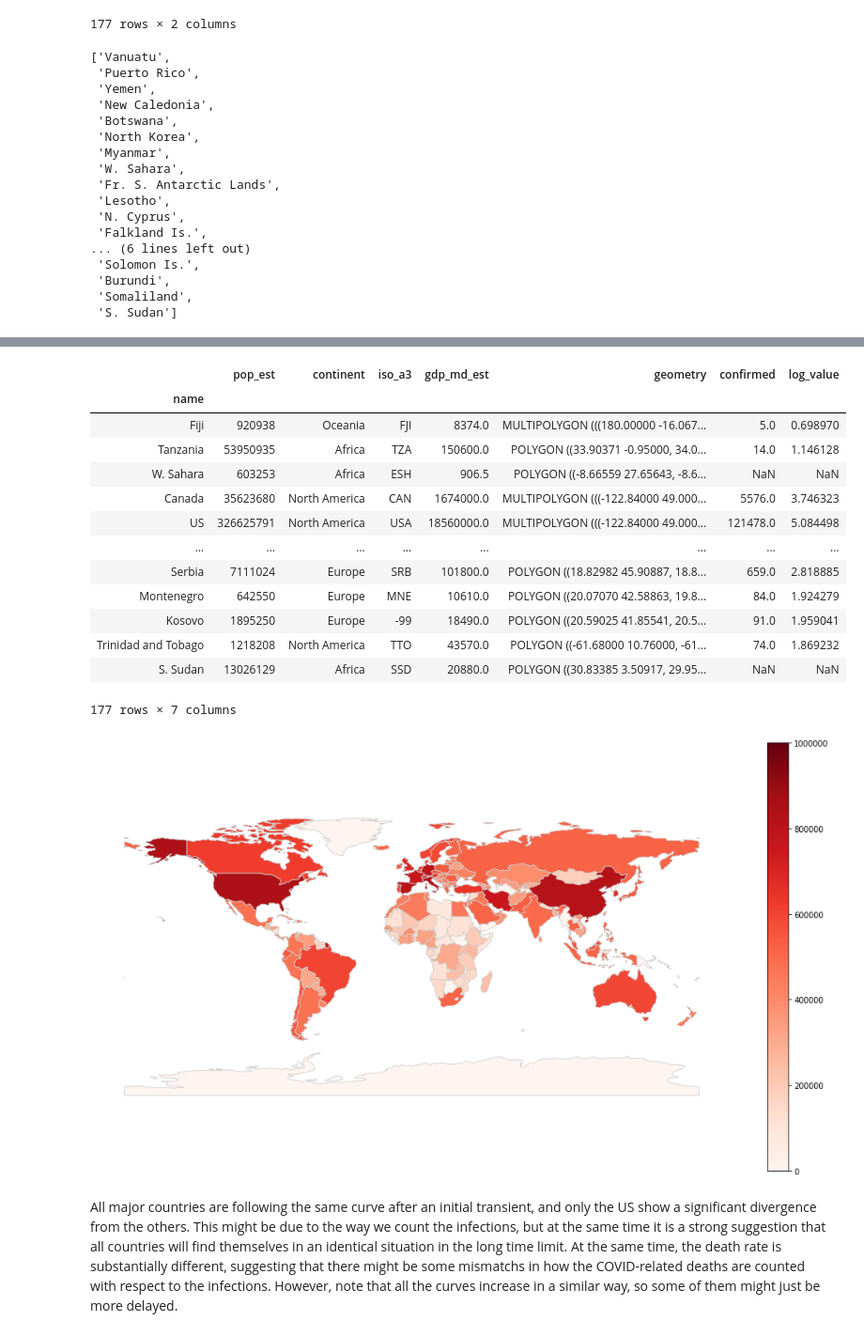
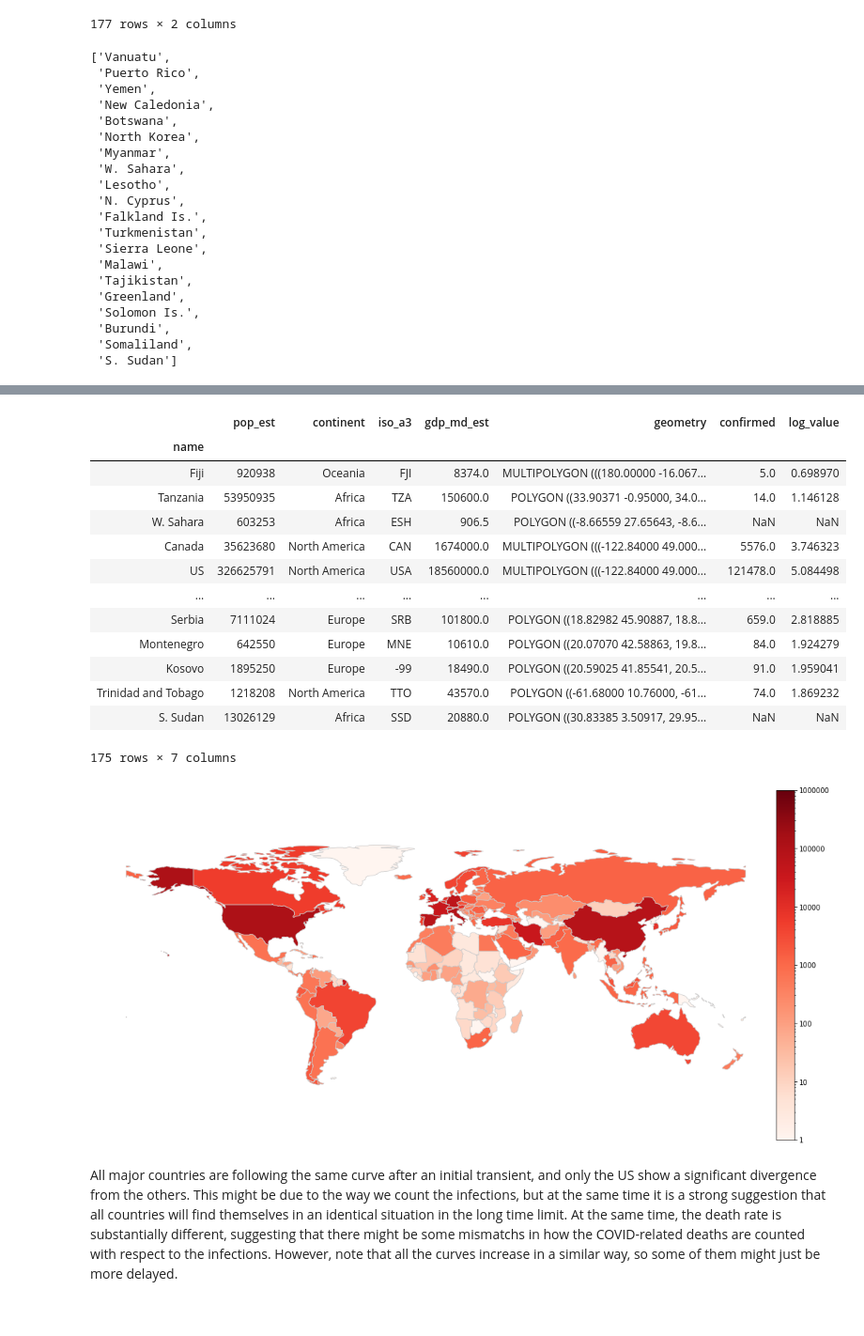
Before and after one commit to giorgionicoletti/COVID-19_preliminary, a Jupyter notebook: analysis.ipynb, the cells around one changed output, grey strips where cells are left out. Shown at 94% size. Saved outputs shown, nothing was run; the diff lists cells and outputs as text; code cells hidden in the pictures.

```diff
--- a/analysis.ipynb
+++ b/analysis.ipynb
@@ -219,3 +218,8 @@ worldmap_df = gpd.read_file(gpd.datasets.get_path('naturalearth_lowres'))
+# %%
+worldmap_df = gpd.read_file(gpd.datasets.get_path('naturalearth_lowres'))
+
+worldmap_df.drop(worldmap_df.index[worldmap_df['name'] == 'Antarctica'], inplace = True)
+worldmap_df.drop(worldmap_df.index[worldmap_df['name'] == 'Fr. S. Antarctic Lands'], inplace = True)
 # %%
 name_old = ['United States of America', 'Dominican Rep.', "Côte d'Ivoire", 'Macedonia', 'South Korea', 'Palestine',
             'Central African Rep.', 'Bosnia and Herz.', 'Taiwan', 'Eq. Guinea', 'Dem. Rep. Congo',
@@ -238,11 +242,14 @@ list(set(list(worldmap_df['name']))-set(list(cworld_df.index.values)))
  'North Korea',
  'Myanmar',
  'W. Sahara',
- 'Fr. S. Antarctic Lands',
  'Lesotho',
  'N. Cyprus',
  'Falkland Is.',
-... (6 lines left out)
+ 'Turkmenistan',
+ 'Sierra Leone',
+ 'Malawi',
+ 'Tajikistan',
+ 'Greenland',
  'Solomon Is.',
  'Burundi',
  'Somaliland',
@@ -287,22 +294,23 @@ merged_world
 | Kosovo | 1895250 | Europe | -99 | 18490.0 | POLYGON ((20.59025 41.85541, 20.5... | 91.0 | 1.959041 |
 | Trinidad and Tobago | 1218208 | North America | TTO | 43570.0 | POLYGON ((-61.68000 10.76000, -61... | 74.0 | 1.869232 |
 | S. Sudan | 13026129 | Africa | SSD | 20880.0 | POLYGON ((30.83385 3.50917, 29.95... | NaN | NaN |
-177 rows × 7 columns
+175 rows × 7 columns
 # %%
-fig, ax = plt.subplots(1,figsize=(18,10))
+fig, ax = plt.subplots(1,figsize=(18,12))
 ax.axis('off')
 merged_world.plot(column = 'log_value', cmap = 'Reds', ax = ax, linewidth = 0.8,
                   edgecolor = '0.8', vmin = 0, vmax = 6, legend = False)
 
 # Create colorbar as a legend
-sm = plt.cm.ScalarMappable(cmap='Reds', norm=plt.Normalize(vmin=0, vmax=1e6))
+sm = plt.cm.ScalarMappable(cmap='Reds', norm=colors.LogNorm(vmin=1, vmax=10**6))
 # empty array for the data range
 sm._A = []
 # add the colorbar to the figure
-cbar = fig.colorbar(sm)
+cbar = fig.colorbar(sm, fraction=0.025, pad=0)
+cbar.ax.set_yticklabels([1, 10, 100, 1000, 10000, 100000, 1000000])
 plt.savefig('world.png', dpi = 300, bbox_inches = 'tight')
 plt.show()
 # %% [output]
-[figure, old version]
+[figure, new version]
 # %% [markdown]
 All major countries are following the same curve after an initial transient, and only the US show a significant divergence from the others. This might be due to the way we count the infections, but at the same time it is a strong suggestion that all countries will find themselves in an identical situation in the long time limit. At the same time, the death rate is substantially different, suggesting that there might be some mismatchs in how the COVID-related deaths are counted with respect to the infections. However, note that all the curves increase in a similar way, so some of them might just be more delayed.
```
Also changed, not shown: parts of 3 cells of this notebook.
